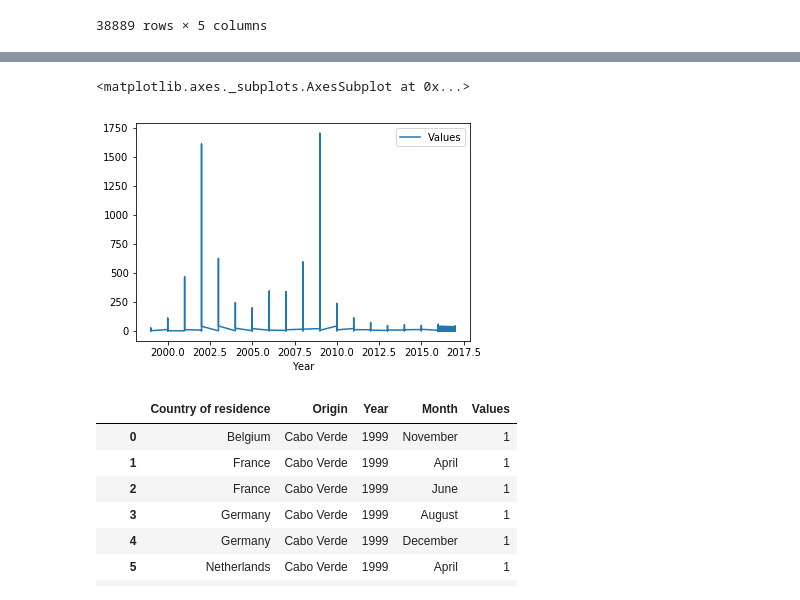
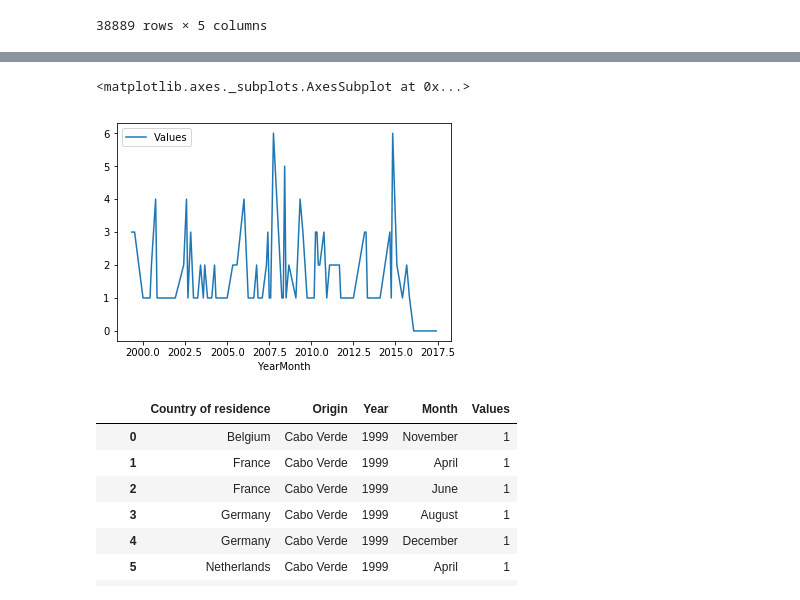
Before and after one commit to Take2001/DataProcessing, a Jupyter notebook: klad/Bob/csv.ipynb, the cells around one changed output, grey strips where cells are left out. Cells and saved outputs as stored; diff of their text form; code cells hidden in the pictures.

```diff
--- a/klad/Bob/csv.ipynb
+++ b/klad/Bob/csv.ipynb
@@ -86,20 +74,0 @@ select_plot(df, 'Belgium', 'Zimbabwe', 2000, 2012)
-# %%
-country_of_residence = 'Netherlands'
-origin = 'Sudan'
-year = 2000
-year2 = 2002
-
-input_data = df
-input_data = input_data.loc[input_data['Country of residence'] == country_of_residence]
-input_data = input_data.loc[input_data['Origin'] == origin]
-input_data = input_data.loc[input_data['Year'] == year]
-input_data
-
-input_data2 = df
-input_data2 = input_data2.loc[input_data2['Country of residence'] == country_of_residence]
-input_data2 = input_data2.loc[input_data2['Origin'] == origin]
-input_data2 = input_data2.loc[input_data2['Year'] == year2]
-input_data2
-
-output_data = pd.concat([pd.DataFrame, input_data2])
-output_data
@@ -107,0 +75,9 @@ TypeError: cannot concatenate object of type "<class 'type'>"; only pd.Series, p
+# %%
+country_of_residence = 'Netherlands'
+origin = 'Zimbabwe'
+
+
+Ned = df
+Ned = input_data.loc[input_data['Country of residence'] == country_of_residence]
+Ned = input_data.loc[input_data['Origin'] == origin]
+Ned
@@ -108,8 +103,8 @@ TypeError: cannot concatenate object of type "<class 'type'>"; only pd.Series, p
 # %%
-Ned.plot(x='Year', y='Values')
+Ned.plot(x='YearMonth', y='Values')
 # %% [output]
 <matplotlib.axes._subplots.AxesSubplot at 0x...>
-[figure, old version]
+[figure, new version]
 # %%
 df
 # %% [output]
```
Also changed, not shown: parts of 3 cells of this notebook, 2 other files.
